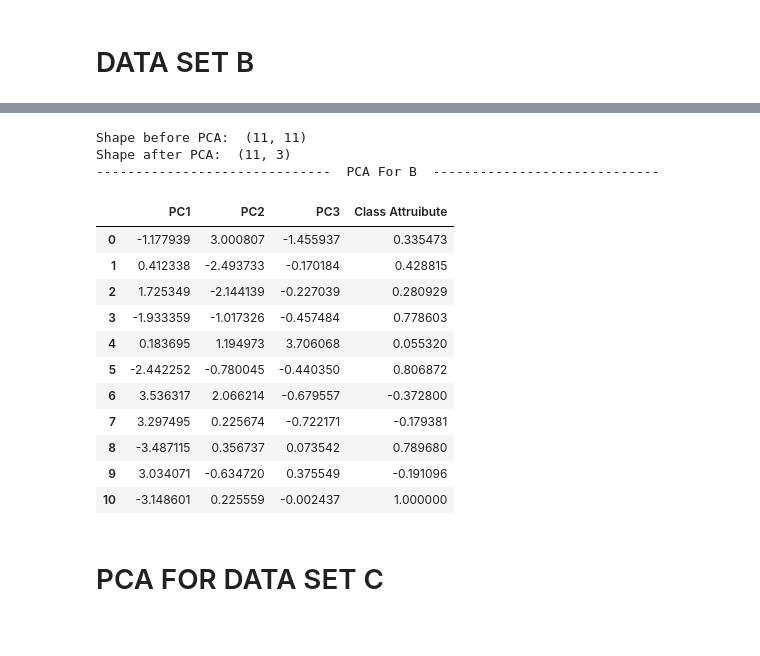
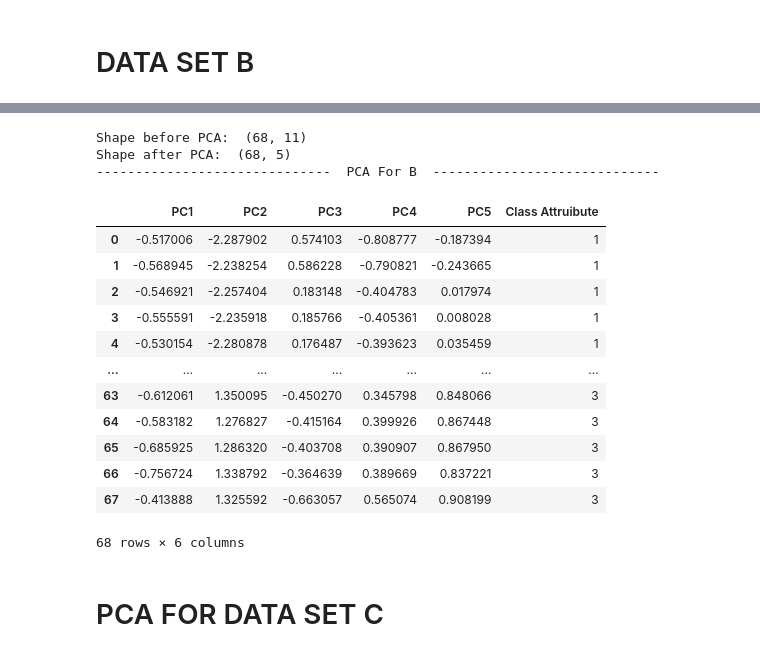
Before and after one commit to josh-huang/CSC3005-DataAnalytics-Project, a Jupyter notebook: data_cleaning_PCA.ipynb, the cells around one changed output, grey strips where cells are left out. Drawn from its saved outputs; the diff is of its cells as text; code cells hidden in the pictures.

```diff
--- a/data_cleaning_PCA.ipynb
+++ b/data_cleaning_PCA.ipynb
@@ -369,35 +382,36 @@ plt.show()
 # %%
-pca_B = PCA(n_components=3)
+pca_B = PCA(n_components=5)
 
 pca_features_B = pca_B.fit_transform(scaled_data_B)
 
 print('Shape before PCA: ', scaled_data_B.shape)
 print('Shape after PCA: ', pca_features_B.shape)
 
 pca_df_B = pd.DataFrame(
     data=pca_features_B,
-    columns=['PC1', 'PC2', 'PC3'])
+    columns=['PC1', 'PC2', 'PC3','PC4', 'PC5'])
 
 finalDf_B = pd.concat([pca_df_B, dataframeB['Class Attruibute']], axis = 1)
 
 print("------------------------------  PCA For B  -----------------------------")
 finalDf_B
 # %% [output]
-Shape before PCA:  (11, 11)
-Shape after PCA:  (11, 3)
+Shape before PCA:  (68, 11)
+Shape after PCA:  (68, 5)
 ------------------------------  PCA For B  -----------------------------
-|  | PC1 | PC2 | PC3 | Class Attruibute |
-| 0 | -1.177939 | 3.000807 | -1.455937 | 0.335473 |
-| 1 | 0.412338 | -2.493733 | -0.170184 | 0.428815 |
-| 2 | 1.725349 | -2.144139 | -0.227039 | 0.280929 |
-| 3 | -1.933359 | -1.017326 | -0.457484 | 0.778603 |
-| 4 | 0.183695 | 1.194973 | 3.706068 | 0.055320 |
-| 5 | -2.442252 | -0.780045 | -0.440350 | 0.806872 |
-| 6 | 3.536317 | 2.066214 | -0.679557 | -0.372800 |
-| 7 | 3.297495 | 0.225674 | -0.722171 | -0.179381 |
-| 8 | -3.487115 | 0.356737 | 0.073542 | 0.789680 |
-| 9 | 3.034071 | -0.634720 | 0.375549 | -0.191096 |
-| 10 | -3.148601 | 0.225559 | -0.002437 | 1.000000 |
+|  | PC1 | PC2 | PC3 | PC4 | PC5 | Class Attruibute |
+| 0 | -0.517006 | -2.287902 | 0.574103 | -0.808777 | -0.187394 | 1 |
+| 1 | -0.568945 | -2.238254 | 0.586228 | -0.790821 | -0.243665 | 1 |
+| 2 | -0.546921 | -2.257404 | 0.183148 | -0.404783 | 0.017974 | 1 |
+| 3 | -0.555591 | -2.235918 | 0.185766 | -0.405361 | 0.008028 | 1 |
+| 4 | -0.530154 | -2.280878 | 0.176487 | -0.393623 | 0.035459 | 1 |
+| ... | ... | ... | ... | ... | ... | ... |
+| 63 | -0.612061 | 1.350095 | -0.450270 | 0.345798 | 0.848066 | 3 |
+| 64 | -0.583182 | 1.276827 | -0.415164 | 0.399926 | 0.867448 | 3 |
+| 65 | -0.685925 | 1.286320 | -0.403708 | 0.390907 | 0.867950 | 3 |
+| 66 | -0.756724 | 1.338792 | -0.364639 | 0.389669 | 0.837221 | 3 |
+| 67 | -0.413888 | 1.325592 | -0.663057 | 0.565074 | 0.908199 | 3 |
+68 rows × 6 columns
 # %% [markdown]
 # PCA FOR DATA SET C
 # %%
```
Also changed, not shown: parts of 21 cells of this notebook.
